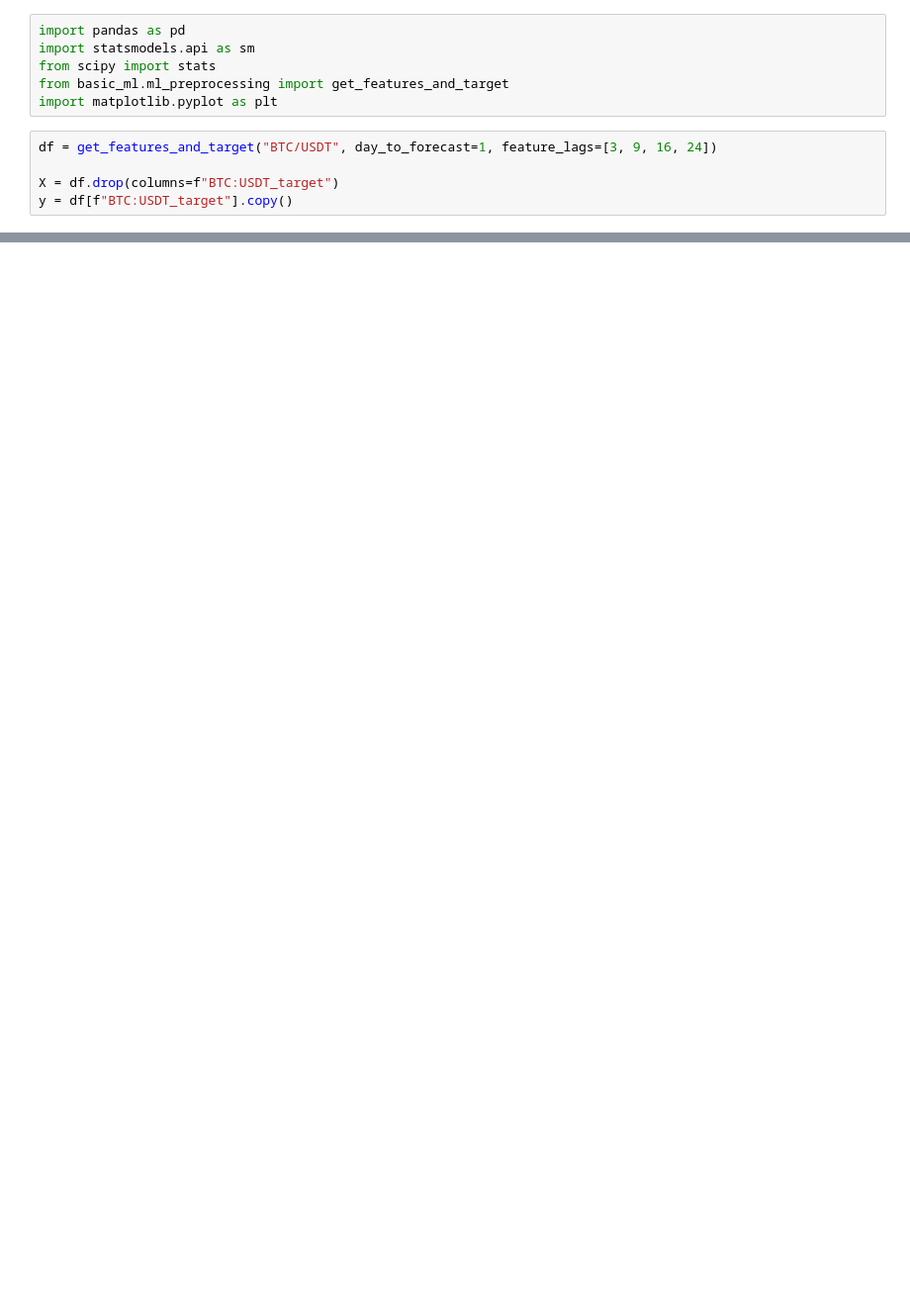
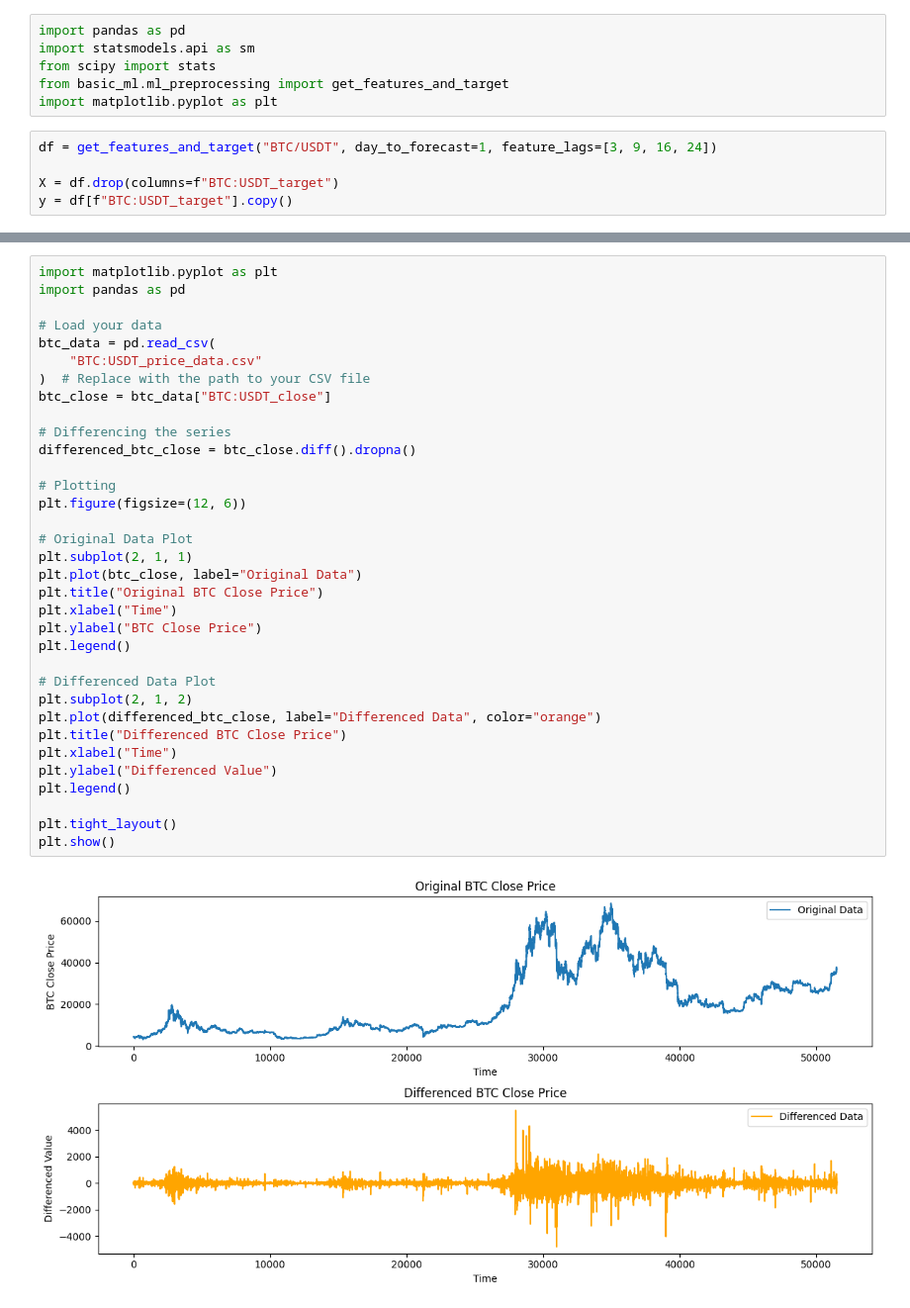
Before and after one commit to ProjectXSpace/BTC_Algo, a Jupyter notebook: statistical_tests.ipynb, the cells around one changed output, grey strips where cells are left out. Shown at 99% size. Cells and saved outputs as stored; diff of their text form; blank space fills up the shorter version.

```diff
--- a/statistical_tests.ipynb
+++ b/statistical_tests.ipynb
@@ -96,0 +181,36 @@ BTC:USDT_stochastic_k_lag_9              0.312265             0.222849
+# %%
+import matplotlib.pyplot as plt
+import pandas as pd
+
+# Load your data
+btc_data = pd.read_csv(
+    "BTC:USDT_price_data.csv"
+)  # Replace with the path to your CSV file
+btc_close = btc_data["BTC:USDT_close"]
+
+# Differencing the series
+differenced_btc_close = btc_close.diff().dropna()
+
+# Plotting
+plt.figure(figsize=(12, 6))
+
+# Original Data Plot
+plt.subplot(2, 1, 1)
+plt.plot(btc_close, label="Original Data")
+plt.title("Original BTC Close Price")
+plt.xlabel("Time")
+plt.ylabel("BTC Close Price")
+plt.legend()
+
+# Differenced Data Plot
+plt.subplot(2, 1, 2)
+plt.plot(differenced_btc_close, label="Differenced Data", color="orange")
+plt.title("Differenced BTC Close Price")
+plt.xlabel("Time")
+plt.ylabel("Differenced Value")
+plt.legend()
+
+plt.tight_layout()
+plt.show()
+# %% [output]
+[figure, added]
```
Also changed, not shown: parts of 5 cells of this notebook, 1 other file.
